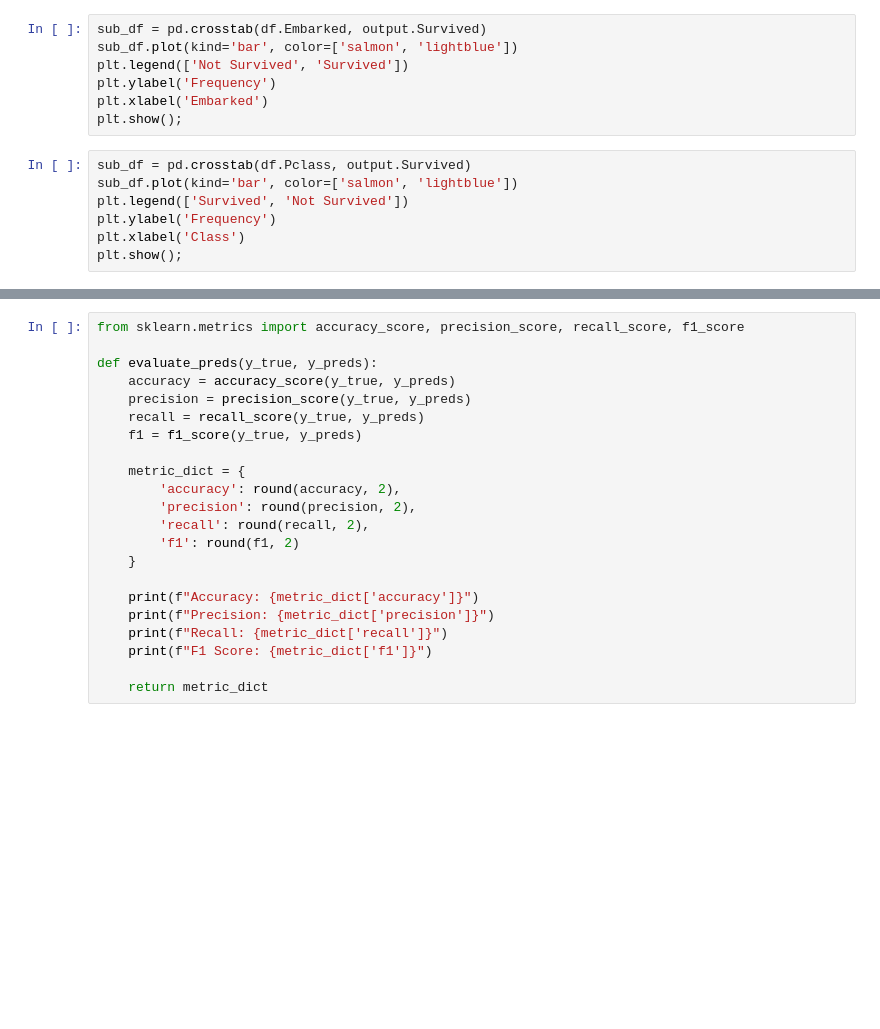
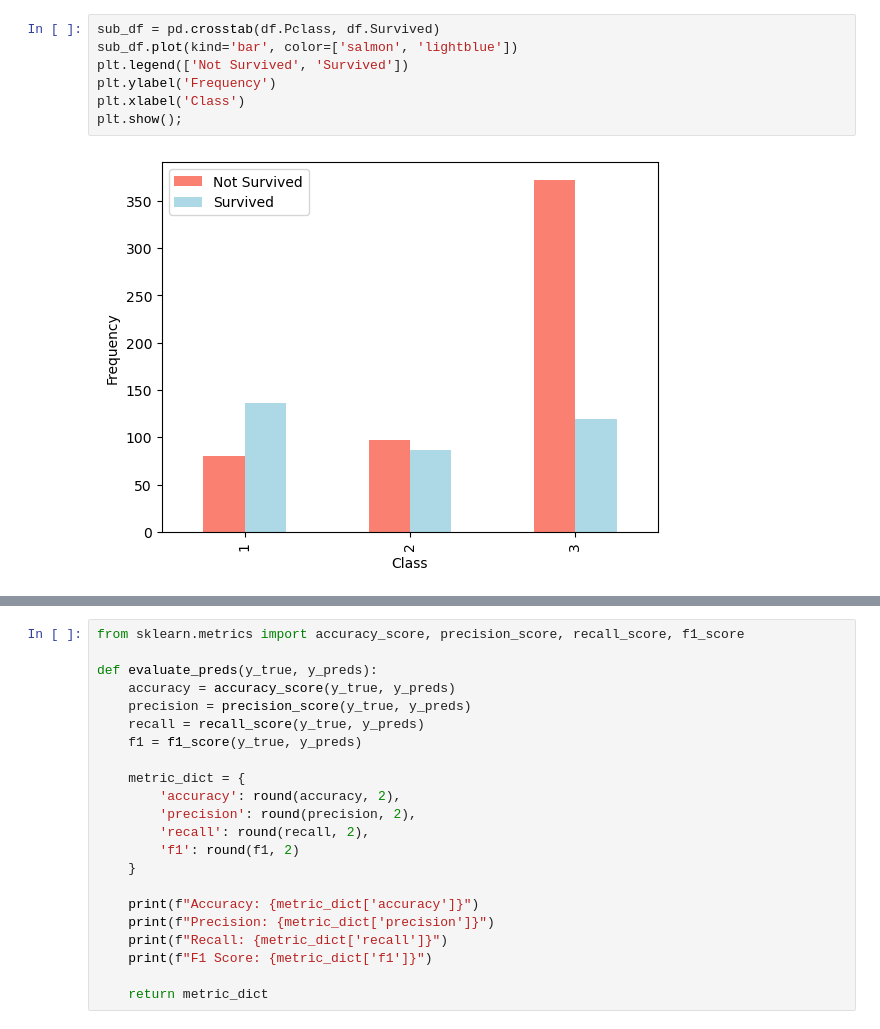
Before and after one commit to Khey17/100-Days-Of-ML-Code, a Jupyter notebook: PracticeProjects/titanic-model.ipynb, the cells around one changed output, grey strips where cells are left out. Cells and saved outputs as stored; diff of their text form; blank space fills up the shorter version.

```diff
--- a/PracticeProjects/titanic-model.ipynb
+++ b/PracticeProjects/titanic-model.ipynb
@@ -49,16 +192,11 @@ output.head()
 # %%
-sub_df = pd.crosstab(df.Embarked, output.Survived)
+sub_df = pd.crosstab(df.Pclass, df.Survived)
 sub_df.plot(kind='bar', color=['salmon', 'lightblue'])
 plt.legend(['Not Survived', 'Survived'])
 plt.ylabel('Frequency')
-plt.xlabel('Embarked')
+plt.xlabel('Class')
 plt.show();
+# %% [output]
+[figure, added]
-# %%
-sub_df = pd.crosstab(df.Pclass, output.Survived)
-sub_df.plot(kind='bar', color=['salmon', 'lightblue'])
-plt.legend(['Survived', 'Not Survived'])
-plt.ylabel('Frequency')
-plt.xlabel('Class')
-plt.show();
 # %%
 df['Sex'].value_counts()
```
Also changed, not shown: parts of 72 cells of this notebook.
